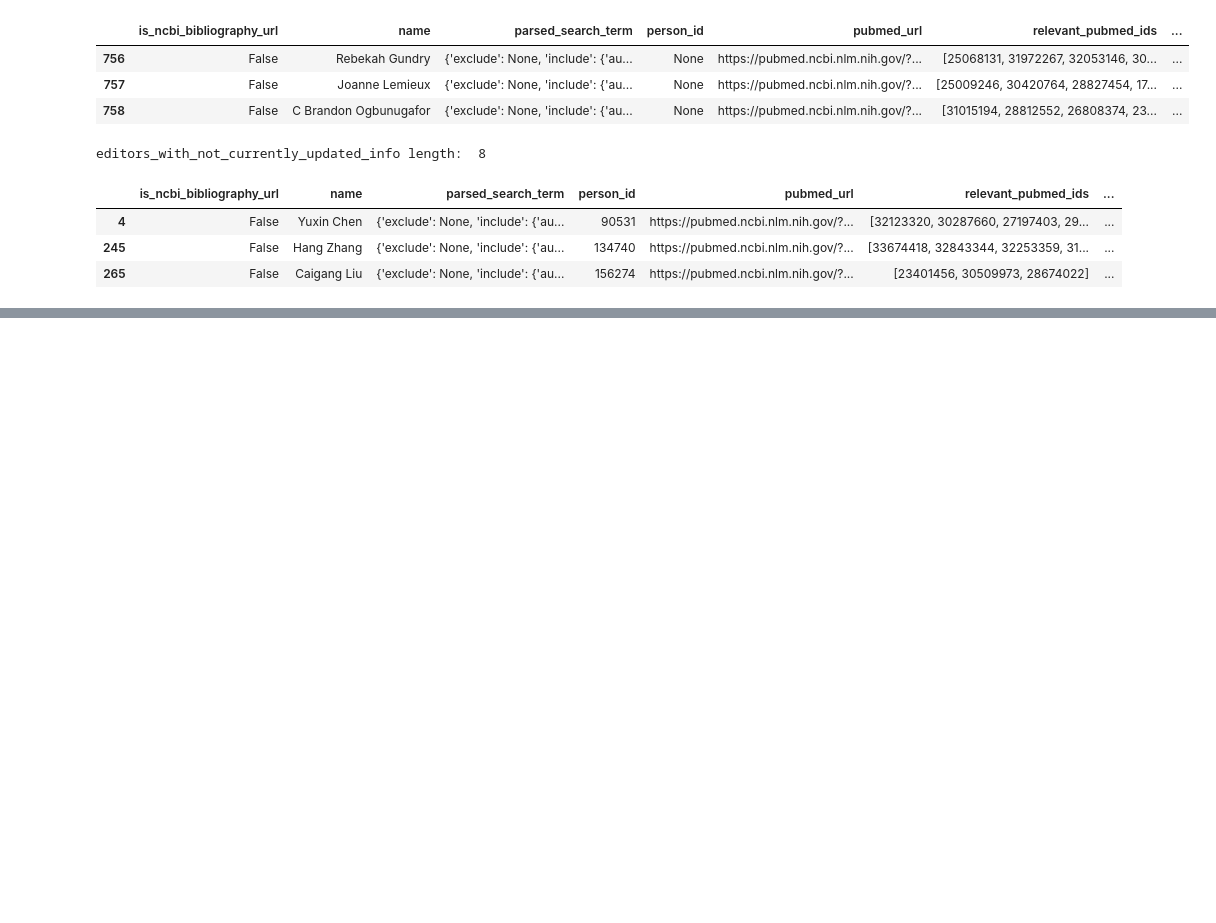
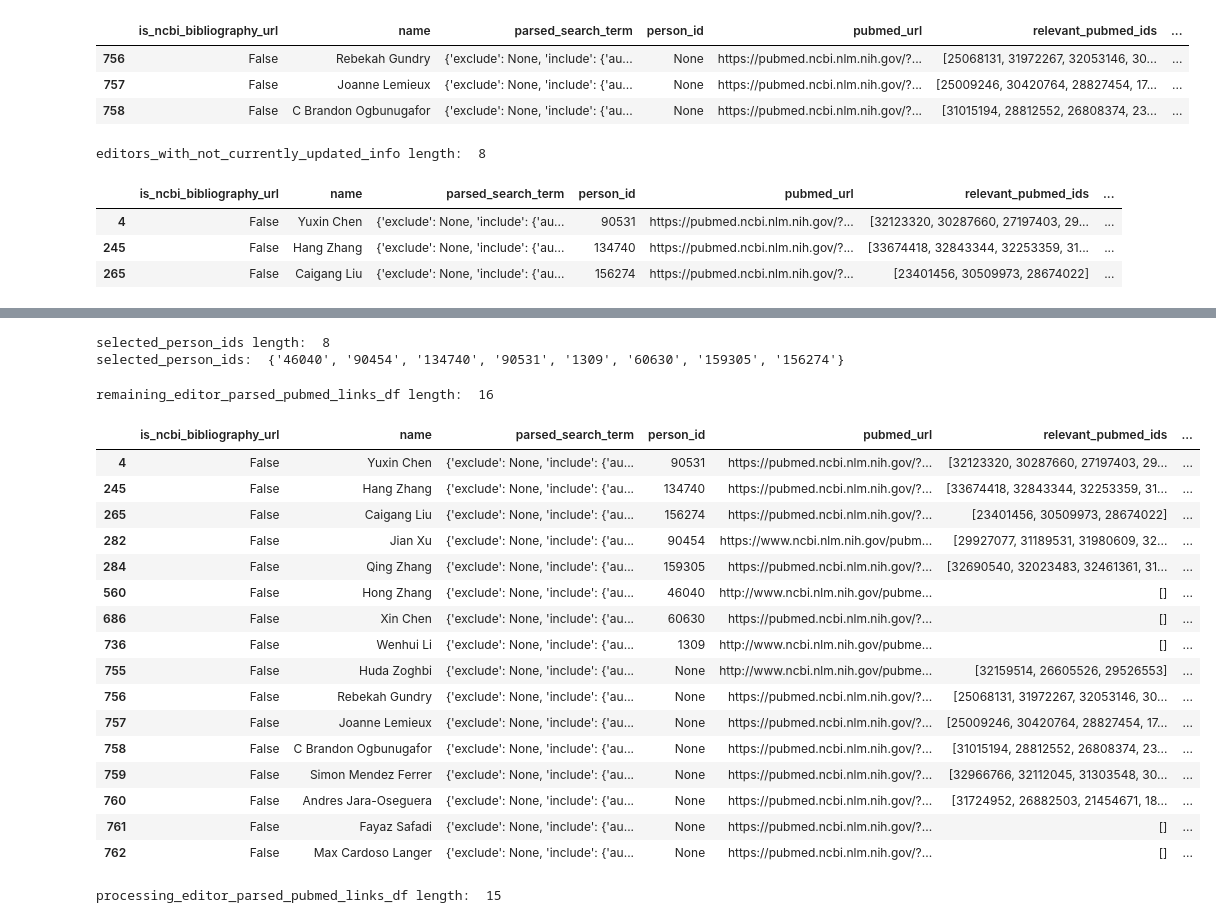
Before and after one commit to elifesciences/data-science-dags, a Jupyter notebook: notebooks/peerscout/peerscout-get-editor-pubmed-paper-ids.ipynb, the cells around one changed output, grey strips where cells are left out. Saved outputs shown, nothing was run; the diff lists cells and outputs as text; code cells hidden in the pictures; blank space fills up the shorter version.

Commit message:
removed duplicated person ids from remaining editors

```diff
--- a/notebooks/peerscout/peerscout-get-editor-pubmed-paper-ids.ipynb
+++ b/notebooks/peerscout/peerscout-get-editor-pubmed-paper-ids.ipynb
@@ -161,8 +160,9 @@ editors_with_not_currently_updated_info_df = merged_editor_parsed_pubmed_links_d
     (
         pd.Timestamp.now(tz=pytz.UTC)
         -
-        pd.to_datetime(merged_editor_parsed_pubmed_links_df['imported_timestamp'])).dt.days > 15
-]
+        pd.to_datetime(merged_editor_parsed_pubmed_links_df['imported_timestamp'])
+    ).dt.days > 15
+].drop(columns=['pubmed_url_existing', 'imported_timestamp'])
 
 print("editors_with_not_currently_updated_info length: ", len(editors_with_not_currently_updated_info_df))
 editors_with_not_currently_updated_info_df.head(3)
@@ -182,17 +184,51 @@ new_added_editors_df.head(3)
+# %%
+selected_person_ids = set.union(
+    set(new_added_editors_df['person_id']),
+    set(editors_with_changed_pubmed_url_df['person_id']),
+    set(editors_with_not_currently_updated_info_df['person_id'])
+)
+
+if None in selected_person_ids:
+ selected_person_ids.remove(None)
+
+print("selected_person_ids length: ", len(selected_person_ids))
+print("selected_person_ids: ", selected_person_ids)
+# %% [output]
+selected_person_ids length:  8
+selected_person_ids:  {'46040', '90454', '134740', '90531', '1309', '60630', '159305', '156274'}
 # %%
-remaining_editor_parsed_pubmed_links_df = pd.concat([
-    new_added_editors_df,
-    editors_with_changed_pubmed_url_df,
-    editors_with_not_currently_updated_info_df
-])
+remaining_editor_parsed_pubmed_links_df = editor_parsed_pubmed_links_df[
+    editor_parsed_pubmed_links_df['person_id'].isin(selected_person_ids)
+]
 
 print("remaining_editor_parsed_pubmed_links_df length: ", len(remaining_editor_parsed_pubmed_links_df))
-remaining_editor_parsed_pubmed_links_df.head(3)
+remaining_editor_parsed_pubmed_links_df.head(16)
+# %% [output]
+remaining_editor_parsed_pubmed_links_df length:  16
+|  | is_ncbi_bibliography_url | name | parsed_search_term | person_id | pubmed_url | relevant_pubmed_ids | ... |
+| 4 | False | Yuxin Chen | {'exclude': None, 'include': {'au... | 90531 | https://pubmed.ncbi.nlm.nih.gov/?... | [32123320, 30287660, 27197403, 29... | ... |
+| 245 | False | Hang Zhang | {'exclude': None, 'include': {'au... | 134740 | https://pubmed.ncbi.nlm.nih.gov/?... | [33674418, 32843344, 32253359, 31... | ... |
+| 265 | False | Caigang Liu | {'exclude': None, 'include': {'au... | 156274 | https://pubmed.ncbi.nlm.nih.gov/?... | [23401456, 30509973, 28674022] | ... |
+| 282 | False | Jian Xu | {'exclude': None, 'include': {'au... | 90454 | https://www.ncbi.nlm.nih.gov/pubm... | [29927077, 31189531, 31980609, 32... | ... |
+| 284 | False | Qing Zhang | {'exclude': None, 'include': {'au... | 159305 | https://pubmed.ncbi.nlm.nih.gov/?... | [32690540, 32023483, 32461361, 31... | ... |
+| 560 | False | Hong Zhang | {'exclude': None, 'include': {'au... | 46040 | http://www.ncbi.nlm.nih.gov/pubme... | [] | ... |
+| 686 | False | Xin Chen | {'exclude': None, 'include': {'au... | 60630 | https://pubmed.ncbi.nlm.nih.gov/?... | [] | ... |
+| 736 | False | Wenhui Li | {'exclude': None, 'include': {'au... | 1309 | http://www.ncbi.nlm.nih.gov/pubme... | [] | ... |
+| 755 | False | Huda Zoghbi | {'exclude': None, 'include': {'au... | None | http://www.ncbi.nlm.nih.gov/pubme... | [32159514, 26605526, 29526553] | ... |
+| 756 | False | Rebekah Gundry | {'exclude': None, 'include': {'au... | None | https://pubmed.ncbi.nlm.nih.gov/?... | [25068131, 31972267, 32053146, 30... | ... |
+| 757 | False | Joanne Lemieux | {'exclude': None, 'include': {'au... | None | https://pubmed.ncbi.nlm.nih.gov/?... | [25009246, 30420764, 28827454, 17... | ... |
+| 758 | False | C Brandon Ogbunugafor | {'exclude': None, 'include': {'au... | None | https://pubmed.ncbi.nlm.nih.gov/?... | [31015194, 28812552, 26808374, 23... | ... |
+| 759 | False | Simon Mendez Ferrer | {'exclude': None, 'include': {'au... | None | https://pubmed.ncbi.nlm.nih.gov/?... | [32966766, 32112045, 31303548, 30... | ... |
+| 760 | False | Andres Jara-Oseguera | {'exclude': None, 'include': {'au... | None | https://pubmed.ncbi.nlm.nih.gov/?... | [31724952, 26882503, 21454671, 18... | ... |
+| 761 | False | Fayaz Safadi | {'exclude': None, 'include': {'au... | None | https://pubmed.ncbi.nlm.nih.gov/?... | [] | ... |
+| 762 | False | Max Cardoso Langer | {'exclude': None, 'include': {'au... | None | https://pubmed.ncbi.nlm.nih.gov/?... | [] | ... |
 # %%
 processing_editor_parsed_pubmed_links_df = remaining_editor_parsed_pubmed_links_df
 if max_editors:
     processing_editor_parsed_pubmed_links_df = processing_editor_parsed_pubmed_links_df[:max_editors]
-len(processing_editor_parsed_pubmed_links_df)
+print("processing_editor_parsed_pubmed_links_df length: ", len(processing_editor_parsed_pubmed_links_df))
+# %% [output]
+processing_editor_parsed_pubmed_links_df length:  15
 # %%
 def get_editor_pubmed_paper_ids(europepmc_api: EuropePMCApi, row) -> List[str]:
     parsed_search_term = row.parsed_search_term
```
Also changed, not shown: parts of 3 cells of this notebook.
